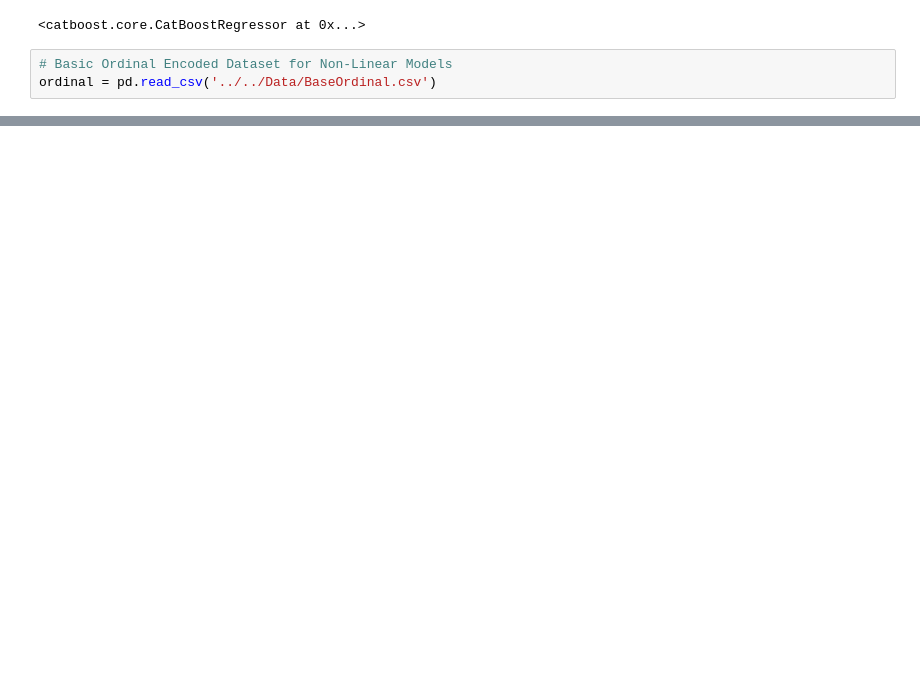
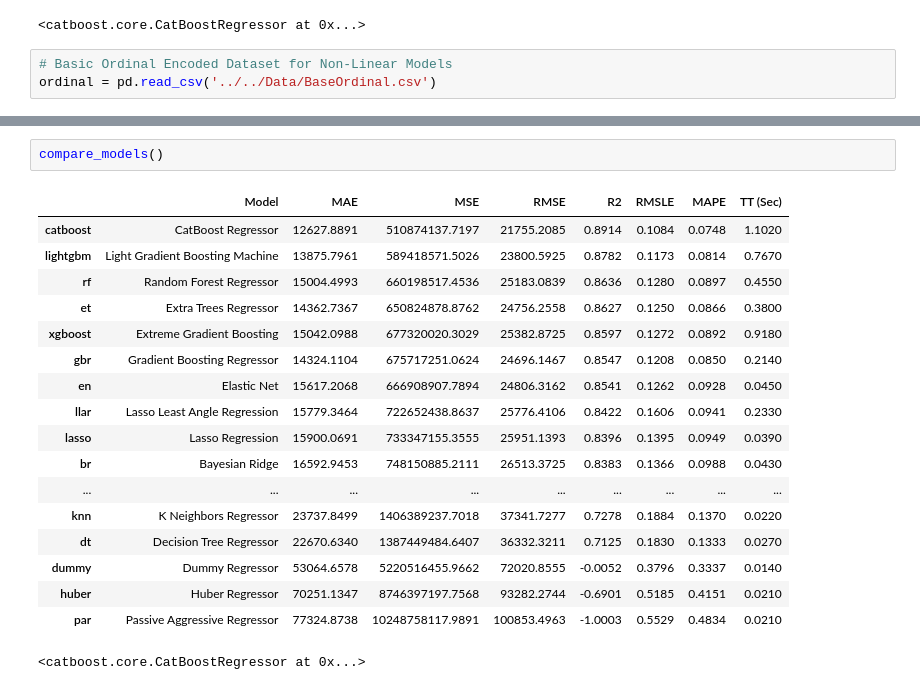
Before and after one commit to BPM1401/Go-Big-Or-Go-Home, a Jupyter notebook: Model Performance/PyCaret/Compare Models.ipynb, the cells around one changed output, grey strips where cells are left out. Cells and saved outputs as stored; diff of their text form; blank space fills up the shorter version.

```diff
--- a/Model Performance/PyCaret/Compare Models.ipynb
+++ b/Model Performance/PyCaret/Compare Models.ipynb
@@ -260,0 +315,21 @@ compare_models()
+# %%
+compare_models()
+# %% [output]
+|  | Model | MAE | MSE | RMSE | R2 | RMSLE | MAPE | TT (Sec) |
+| catboost | CatBoost Regressor | 12627.8891 | 510874137.7197 | 21755.2085 | 0.8914 | 0.1084 | 0.0748 | 1.1020 |
+| lightgbm | Light Gradient Boosting Machine | 13875.7961 | 589418571.5026 | 23800.5925 | 0.8782 | 0.1173 | 0.0814 | 0.7670 |
+| rf | Random Forest Regressor | 15004.4993 | 660198517.4536 | 25183.0839 | 0.8636 | 0.1280 | 0.0897 | 0.4550 |
+| et | Extra Trees Regressor | 14362.7367 | 650824878.8762 | 24756.2558 | 0.8627 | 0.1250 | 0.0866 | 0.3800 |
+| xgboost | Extreme Gradient Boosting | 15042.0988 | 677320020.3029 | 25382.8725 | 0.8597 | 0.1272 | 0.0892 | 0.9180 |
+| gbr | Gradient Boosting Regressor | 14324.1104 | 675717251.0624 | 24696.1467 | 0.8547 | 0.1208 | 0.0850 | 0.2140 |
+| en | Elastic Net | 15617.2068 | 666908907.7894 | 24806.3162 | 0.8541 | 0.1262 | 0.0928 | 0.0450 |
+| llar | Lasso Least Angle Regression | 15779.3464 | 722652438.8637 | 25776.4106 | 0.8422 | 0.1606 | 0.0941 | 0.2330 |
+| lasso | Lasso Regression | 15900.0691 | 733347155.3555 | 25951.1393 | 0.8396 | 0.1395 | 0.0949 | 0.0390 |
+| br | Bayesian Ridge | 16592.9453 | 748150885.2111 | 26513.3725 | 0.8383 | 0.1366 | 0.0988 | 0.0430 |
+| ... | ... | ... | ... | ... | ... | ... | ... | ... |
+| knn | K Neighbors Regressor | 23737.8499 | 1406389237.7018 | 37341.7277 | 0.7278 | 0.1884 | 0.1370 | 0.0220 |
+| dt | Decision Tree Regressor | 22670.6340 | 1387449484.6407 | 36332.3211 | 0.7125 | 0.1830 | 0.1333 | 0.0270 |
+| dummy | Dummy Regressor | 53064.6578 | 5220516455.9662 | 72020.8555 | -0.0052 | 0.3796 | 0.3337 | 0.0140 |
+| huber | Huber Regressor | 70251.1347 | 8746397197.7568 | 93282.2744 | -0.6901 | 0.5185 | 0.4151 | 0.0210 |
+| par | Passive Aggressive Regressor | 77324.8738 | 10248758117.9891 | 100853.4963 | -1.0003 | 0.5529 | 0.4834 | 0.0210 |
+<catboost.core.CatBoostRegressor at 0x...>
```
Also changed, not shown: parts of 8 cells of this notebook, 17 other files.
